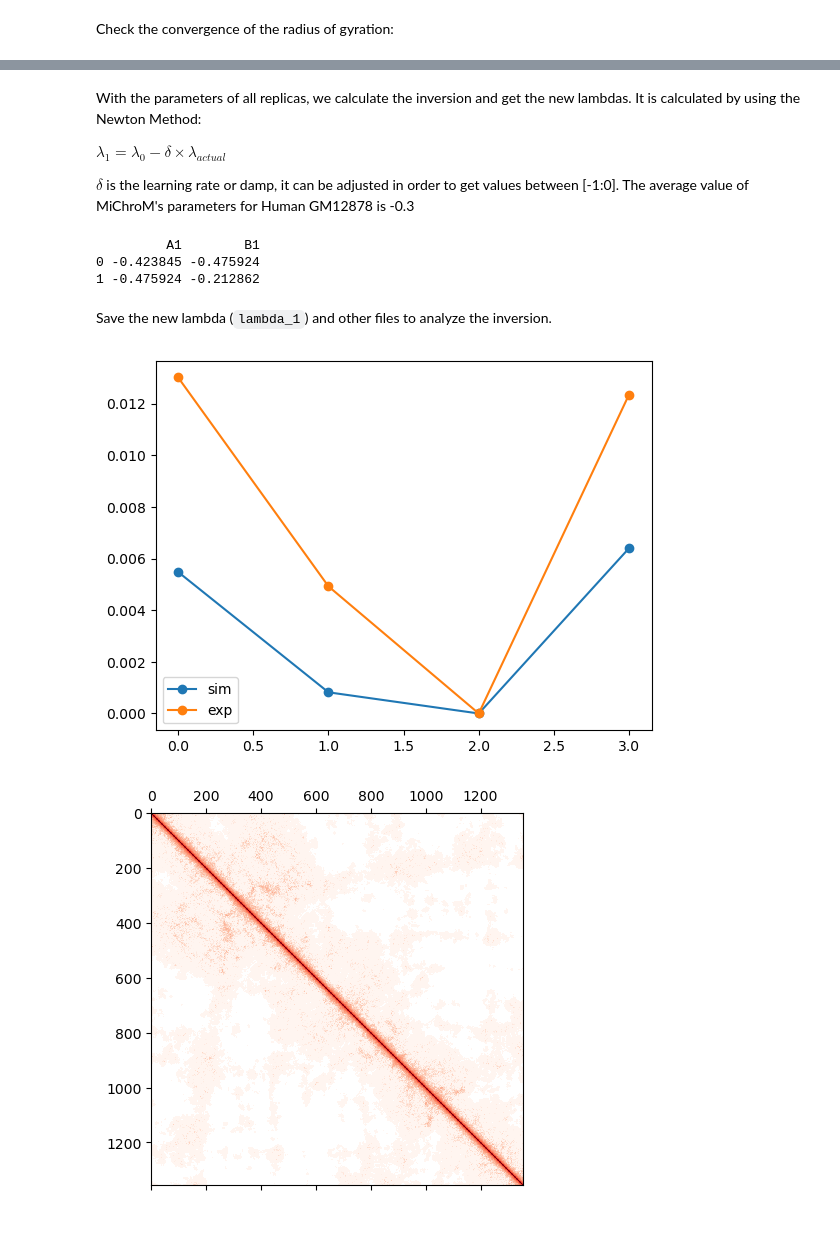
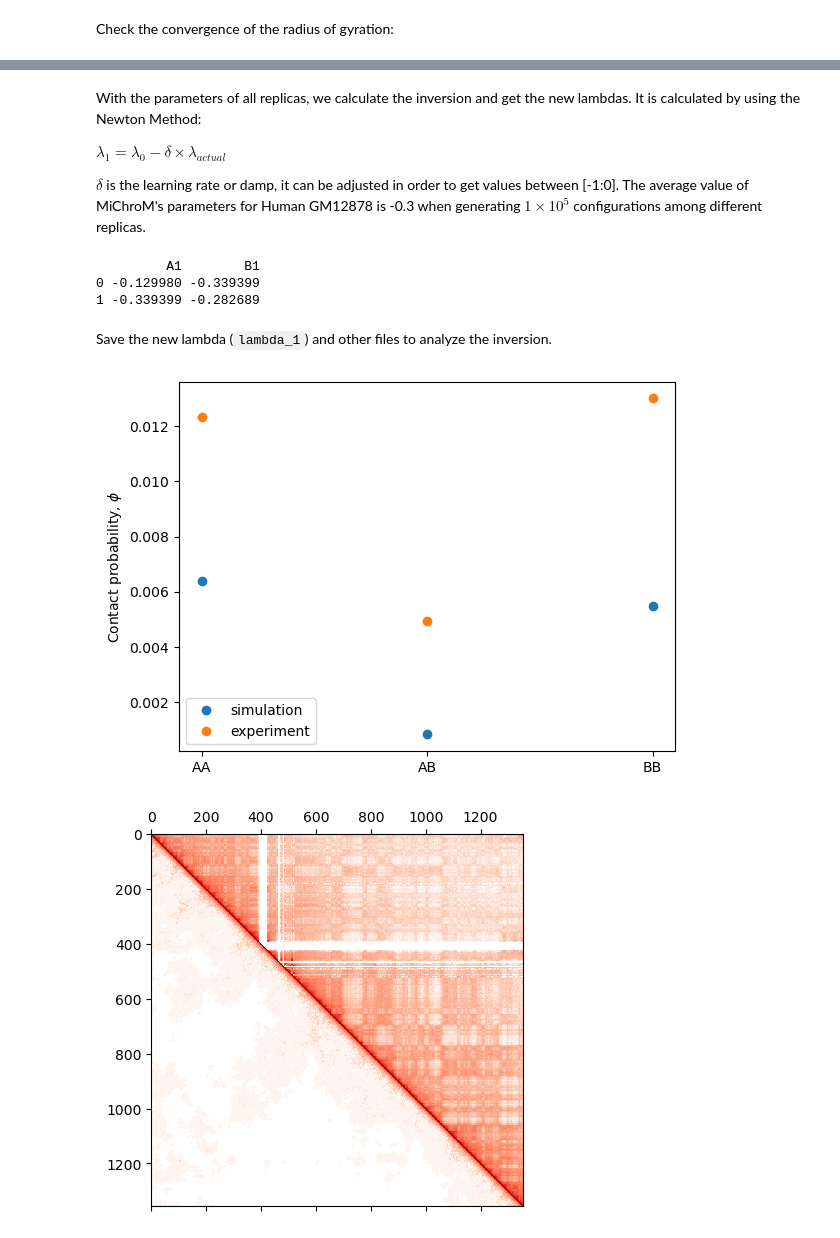
Before and after one commit to junioreif/OpenMiChroM, a Jupyter notebook: Tutorials/MiChroM_Optimization/Tutorial_MiChroM_Optimization.ipynb, the cells around one changed output, grey strips where cells are left out. Saved outputs shown, nothing was run; the diff lists cells and outputs as text; code cells hidden in the pictures.

```diff
--- a/Tutorials/MiChroM_Optimization/Tutorial_MiChroM_Optimization.ipynb
+++ b/Tutorials/MiChroM_Optimization/Tutorial_MiChroM_Optimization.ipynb
@@ -290,15 +421,0 @@ opt2 = CustomMiChroMTraining(ChromSeq="input/seq_chr10_100k.txt", TypesTable='in
-# %%
-iterations = "iteration_0"
-replicas=[1]
-for replica in replicas:
-    with h5py.File(iterations + "/polds_type_" + str(replica)+".h5", 'r') as hf:
-        opt2.polds_type += hf['polds_type'][:]
-
-    with h5py.File(iterations + "/Bij_type_" + str(replica)+".h5", 'r') as hf:
-        opt2.Bij_type += hf['Bij_type'][:]
-
-    with h5py.File(iterations + "/Nframes_" + str(replica)+".h5", 'r') as hf:
-        opt2.Nframes +=hf['Nframes'][()]
-
-    with h5py.File(iterations + "/Pold_" + str(replica)+".h5", 'r') as hf:
-        opt2.Pold += hf['Pold'][:]
@@ -307,39 +440,55 @@ With the parameters of all replicas, we calculate the inversion and get the new
 
 $\lambda_1 = \lambda_0 - \delta\times\lambda_{actual}$
 
-$\delta$ is the learning rate or damp, it can be adjusted in order to get values between [-1:0]. The average value of MiChroM's parameters for Human GM12878 is -0.3
+$\delta$ is the learning rate or damp, it can be adjusted in order to get values between [-1:0]. The average value of MiChroM's parameters for Human GM12878 is -0.3 when generating $1\times10^5$ configurations among different replicas.
 # %%
-damp = 3*10**-7
-lambdas = opt2.getLamb_types(exp_map="input/chr10_100k.dense", damp=damp)
+lambdas = inversion.get_lambdas_types(exp_map="input/chr10_100k.dense",
+                                      damp=3e-7)
+
 print(lambdas)
 # %% [output]
          A1        B1
-0 -0.423845 -0.475924
-1 -0.475924 -0.212862
+0 -0.129980 -0.339399
+1 -0.339399 -0.282689
 # %% [markdown]
 Save the new lambda (`lambda_1`) and other files to analyze the inversion.
 # %%
-iteration = 0
-#prob of A/B in sim and exp
-phi_sim = opt2.calc_sim_phi_types().ravel()
-phi_exp = opt2.calc_exp_phi_types().ravel()
-np.savetxt('phi_sim_' + str(iteration), phi_sim)
-np.savetxt('phi_exp', phi_exp)
+iteration = "0"
 
-plt.plot(phi_sim, 'o-', label="sim")
-plt.plot(phi_exp, 'o-', label="exp")
+# Probabilities of As/Bs in the simulation and experiment
+phi_sim = inversion.calc_phi_sim_types().ravel()
+phi_exp = inversion.calc_phi_exp_types().ravel()
+
+np.savetxt('iteration_0/phi_sim_' + iteration, phi_sim)
+np.savetxt('iteration_0/phi_exp', phi_exp)
+
+plt.plot(phi_sim[phi_sim>0], 'o', label="simulation")
+plt.plot(phi_exp[phi_exp>0], 'o', label="experiment")
+plt.ylabel(r'Contact probability, $\phi$')
+labels_exp = ["AA", "AB", "BB"]
+plt.xticks(np.arange(len(labels_exp)), labels_exp)
 plt.legend()
 
-#HiC_simulate
-dense_sim = opt2.getHiCSim()
-np.savetxt('hic_sim_' + str(iteration)+'.dense', dense_sim)
-plt.matshow(dense_sim, norm=mpl.colors.LogNorm(vmin=0.0001, vmax=dense_sim.max()),cmap="Reds")
+# Save and plot the simulated Hi-C
+dense_sim = inversion.get_HiC_sim()
+np.savetxt('iteration_0/hic_sim_' + iteration + '.dense', dense_sim)
 
-#save the new lambda file
-lambdas.to_csv("input/lambda_1", index=False)
+dense_exp = np.loadtxt(filename)
+dense_exp[np.isnan(dense_exp)] = 0.0
+dense_exp = normalize(dense_exp, axis=1, norm='max')
+r = np.zeros(dense_sim.size).reshape(dense_sim.shape)
+r = np.triu(dense_exp, k=1) + np.tril(dense_sim, k=-1) + np.diag(np.ones(len(r)))
+
+plt.matshow(r,
+            norm=mpl.colors.LogNorm(vmin=0.0001,
+                                    vmax=dense_sim.max()),
+            cmap="Reds")
+
+# Save the new lambda file
+lambdas.to_csv("iteration_0/lambda_1", index=False)
 # %% [output]
-[figure, old version]
+[figure, new version]
-[figure, old version]
+[figure, new version]
 # %% [markdown]
 Redo these steps using the new lambda file (`lambda_1`) as input for Types potential in the next iteration.
 
```
Also changed, not shown: parts of 111 cells of this notebook, 1 other file.
